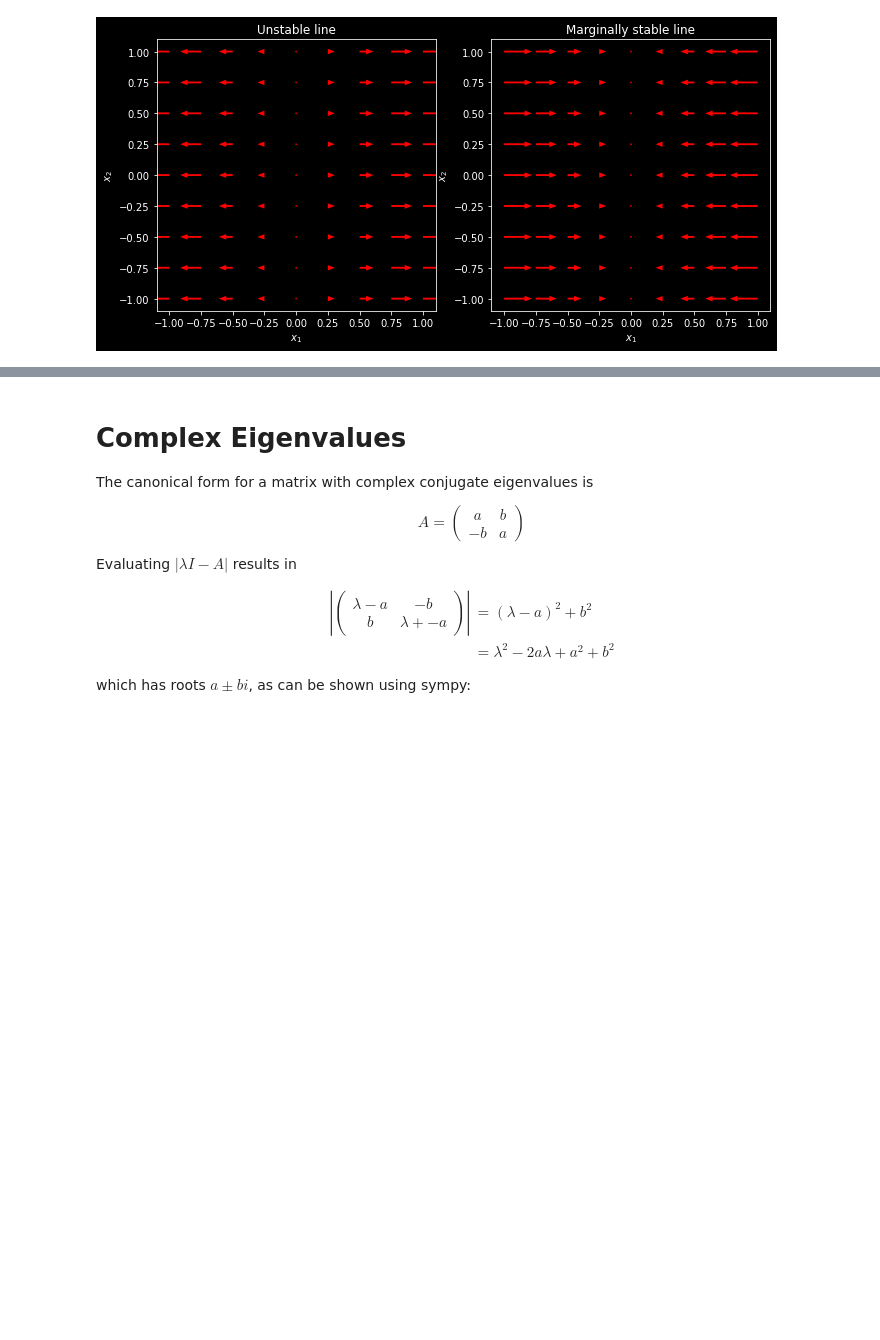
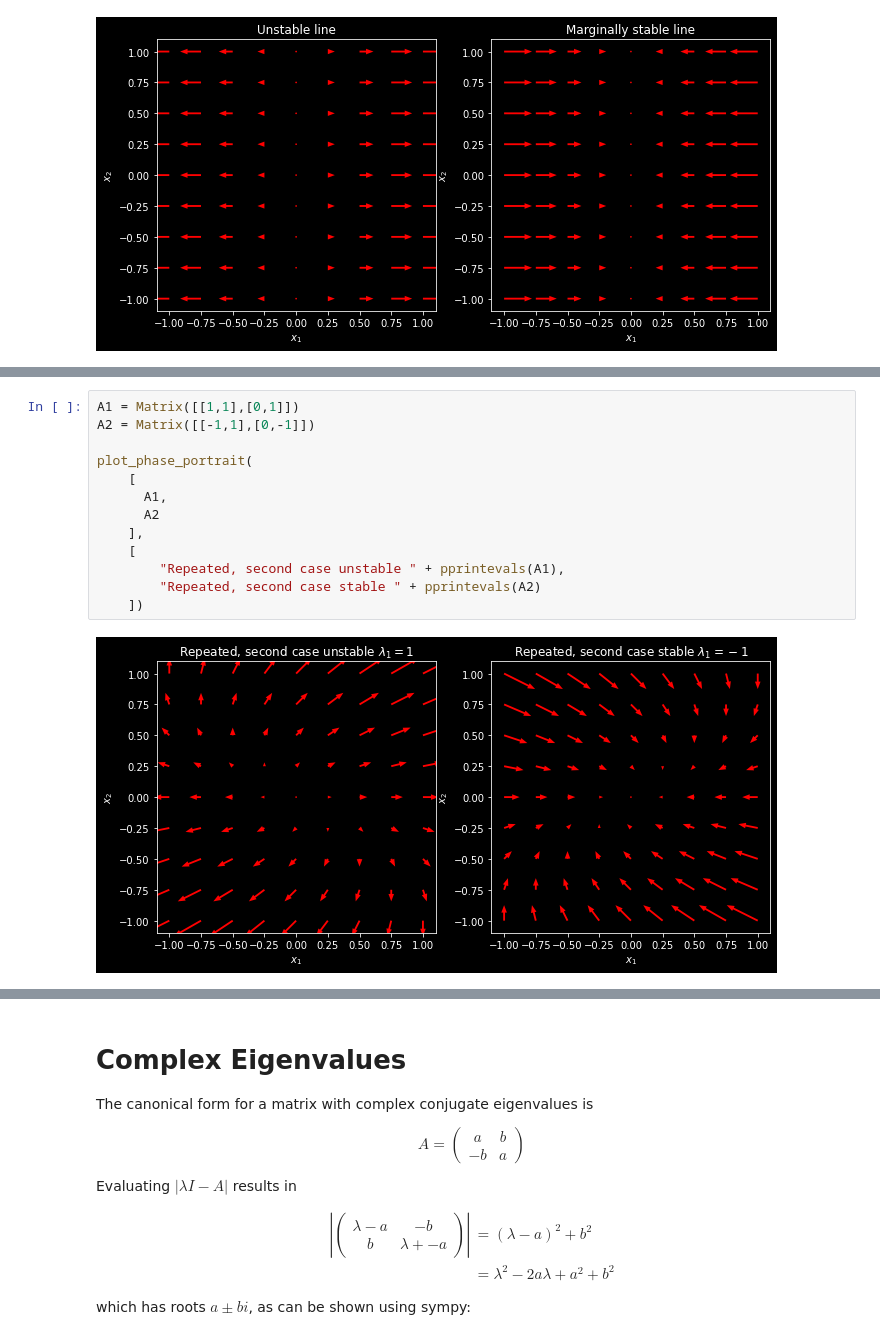
Before and after one commit to christakahashi/ECE447, a Jupyter notebook: lectures/taxonomy.ipynb, the cells around one changed output, grey strips where cells are left out. Saved outputs shown, nothing was run; the diff lists cells and outputs as text; blank space fills up the shorter version.

```diff
--- a/lectures/taxonomy.ipynb
+++ b/lectures/taxonomy.ipynb
@@ -275,0 +279,15 @@ plot_phase_portrait(
+# %%
+A1 = Matrix([[1,1],[0,1]])
+A2 = Matrix([[-1,1],[0,-1]])
+
+plot_phase_portrait(
+    [
+      A1,
+      A2
+    ],
+    [
+        "Repeated, second case unstable " + pprintevals(A1),
+        "Repeated, second case stable " + pprintevals(A2)
+    ])
+# %% [output]
+[figure, added]
```
Also changed, not shown: parts of 9 cells of this notebook.
